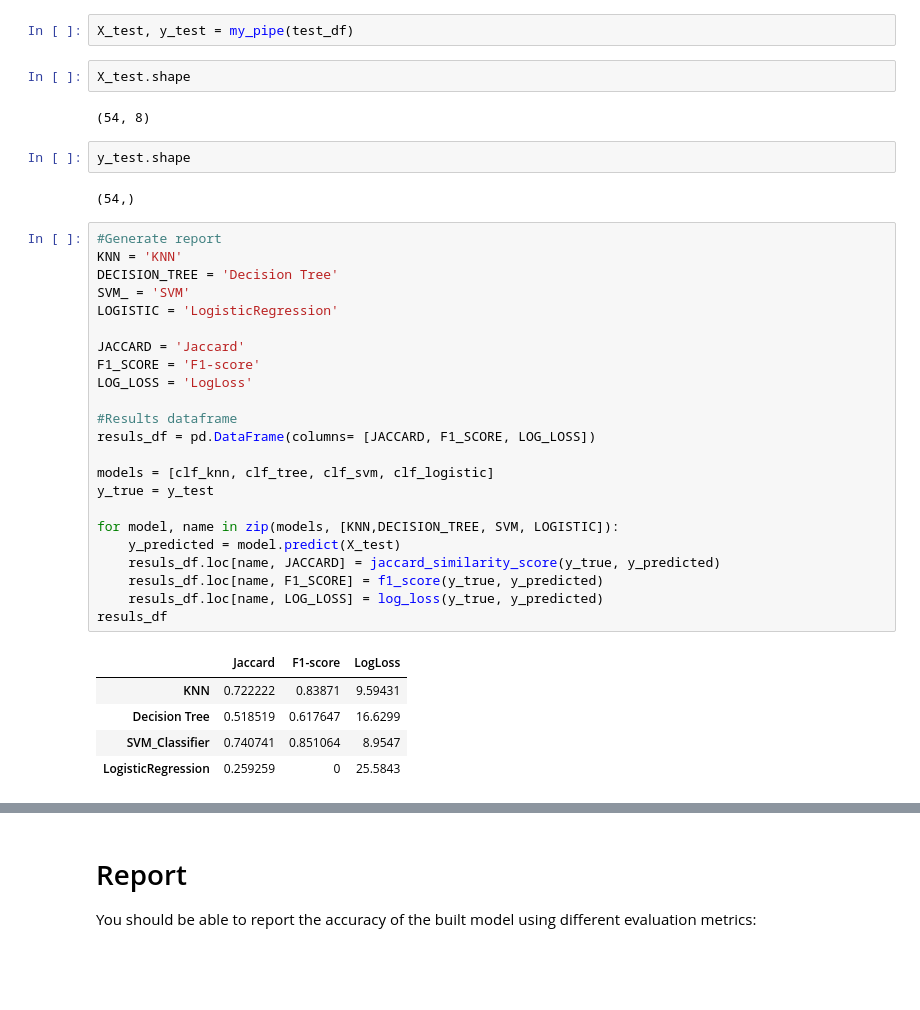
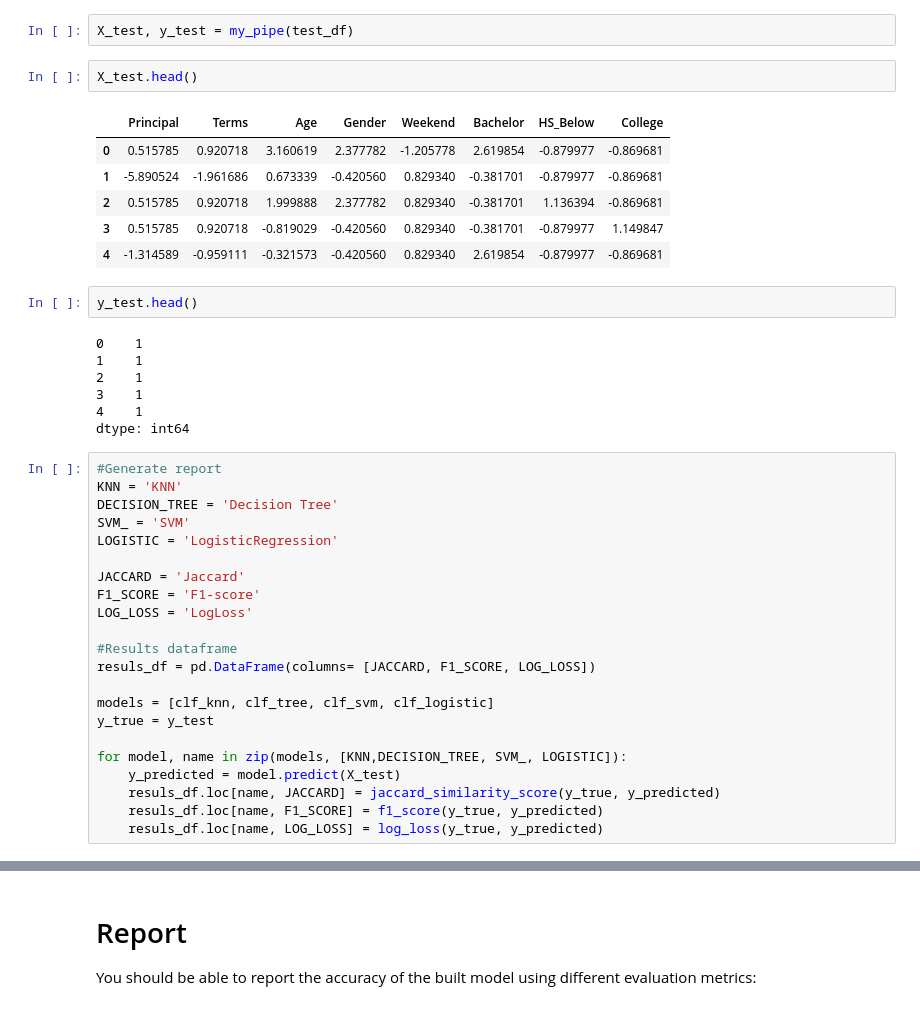
Before and after one commit to vishal11582285/coursera-capstone-ibm-datascience, a Jupyter notebook: CognitiveClassNB.ipynb, the cells around one changed output, grey strips where cells are left out. Cells and saved outputs as stored; diff of their text form; blank space fills up the shorter version.

```diff
--- a/CognitiveClassNB.ipynb
+++ b/CognitiveClassNB.ipynb
@@ -458,13 +533,23 @@ test_df.head()
 # %%
 X_test, y_test = my_pipe(test_df)
 # %%
-X_test.shape
+X_test.head()
 # %% [output]
-(54, 8)
+|  | Principal | Terms | Age | Gender | Weekend | Bachelor | HS_Below | College |
+| 0 | 0.515785 | 0.920718 | 3.160619 | 2.377782 | -1.205778 | 2.619854 | -0.879977 | -0.869681 |
+| 1 | -5.890524 | -1.961686 | 0.673339 | -0.420560 | 0.829340 | -0.381701 | -0.879977 | -0.869681 |
+| 2 | 0.515785 | 0.920718 | 1.999888 | 2.377782 | 0.829340 | -0.381701 | 1.136394 | -0.869681 |
+| 3 | 0.515785 | 0.920718 | -0.819029 | -0.420560 | 0.829340 | -0.381701 | -0.879977 | 1.149847 |
+| 4 | -1.314589 | -0.959111 | -0.321573 | -0.420560 | 0.829340 | 2.619854 | -0.879977 | -0.869681 |
 # %%
-y_test.shape
+y_test.head()
 # %% [output]
-(54,)
+0    1
+1    1
+2    1
+3    1
+4    1
+dtype: int64
 # %%
 #Generate report
 KNN = 'KNN'
@@ -482,15 +567,8 @@ resuls_df = pd.DataFrame(columns= [JACCARD, F1_SCORE, LOG_LOSS])
 models = [clf_knn, clf_tree, clf_svm, clf_logistic]
 y_true = y_test
 
-for model, name in zip(models, [KNN,DECISION_TREE, SVM, LOGISTIC]):
+for model, name in zip(models, [KNN,DECISION_TREE, SVM_, LOGISTIC]):
     y_predicted = model.predict(X_test)
     resuls_df.loc[name, JACCARD] = jaccard_similarity_score(y_true, y_predicted)
     resuls_df.loc[name, F1_SCORE] = f1_score(y_true, y_predicted)
     resuls_df.loc[name, LOG_LOSS] = log_loss(y_true, y_predicted)
-resuls_df
-# %% [output]
-|  | Jaccard | F1-score | LogLoss |
-| KNN | 0.722222 | 0.83871 | 9.59431 |
-| Decision Tree | 0.518519 | 0.617647 | 16.6299 |
-| SVM_Classifier | 0.740741 | 0.851064 | 8.9547 |
-| LogisticRegression | 0.259259 | 0 | 25.5843 |
```
Also changed, not shown: parts of 14 cells of this notebook.
